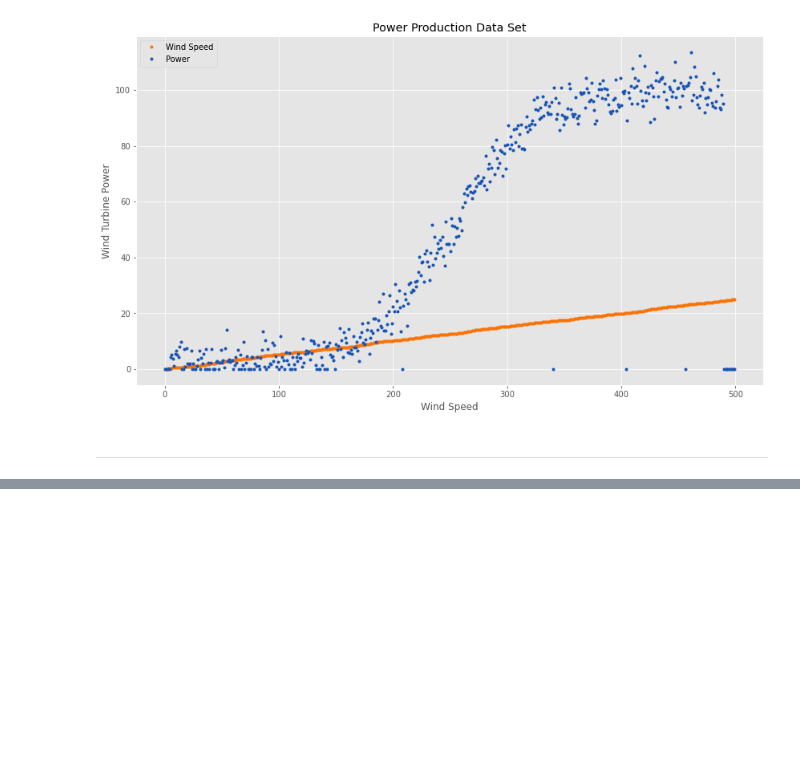
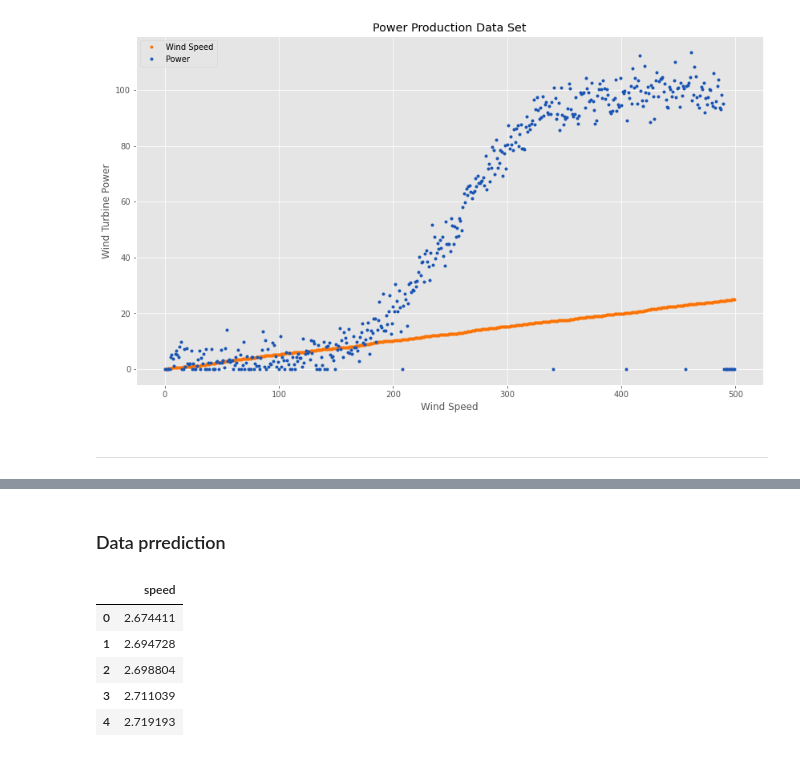
Before and after one commit to ika25/Emerging-Technology-Progect, a Jupyter notebook: Project Folder/project.ipynb, the cells around one changed output, grey strips where cells are left out. Drawn from its saved outputs; the diff is of its cells as text; code cells hidden in the pictures; blank space fills up the shorter version.

Commit message:
can display model summary, data prediction and plot predicted dataest on graph

```diff
--- a/Project Folder/project.ipynb
+++ b/Project Folder/project.ipynb
@@ -94,0 +112,16 @@ Epoch 500/500
+# %% [markdown]
+### Data prrediction
+# %%
+# reference: https://machinelearningmastery.com/make-predictions-scikit-learn/,
+# turn prediction into data.
+dataPredict = pd.DataFrame(model.predict(DataSet['speed']), columns=['speed'])
+
+# output prediction
+dataPredict.head()
+# %% [output]
+|  | speed |
+| 0 | 2.674411 |
+| 1 | 2.694728 |
+| 2 | 2.698804 |
+| 3 | 2.711039 |
+| 4 | 2.719193 |
```
Also changed, not shown: parts of 4 cells of this notebook.
